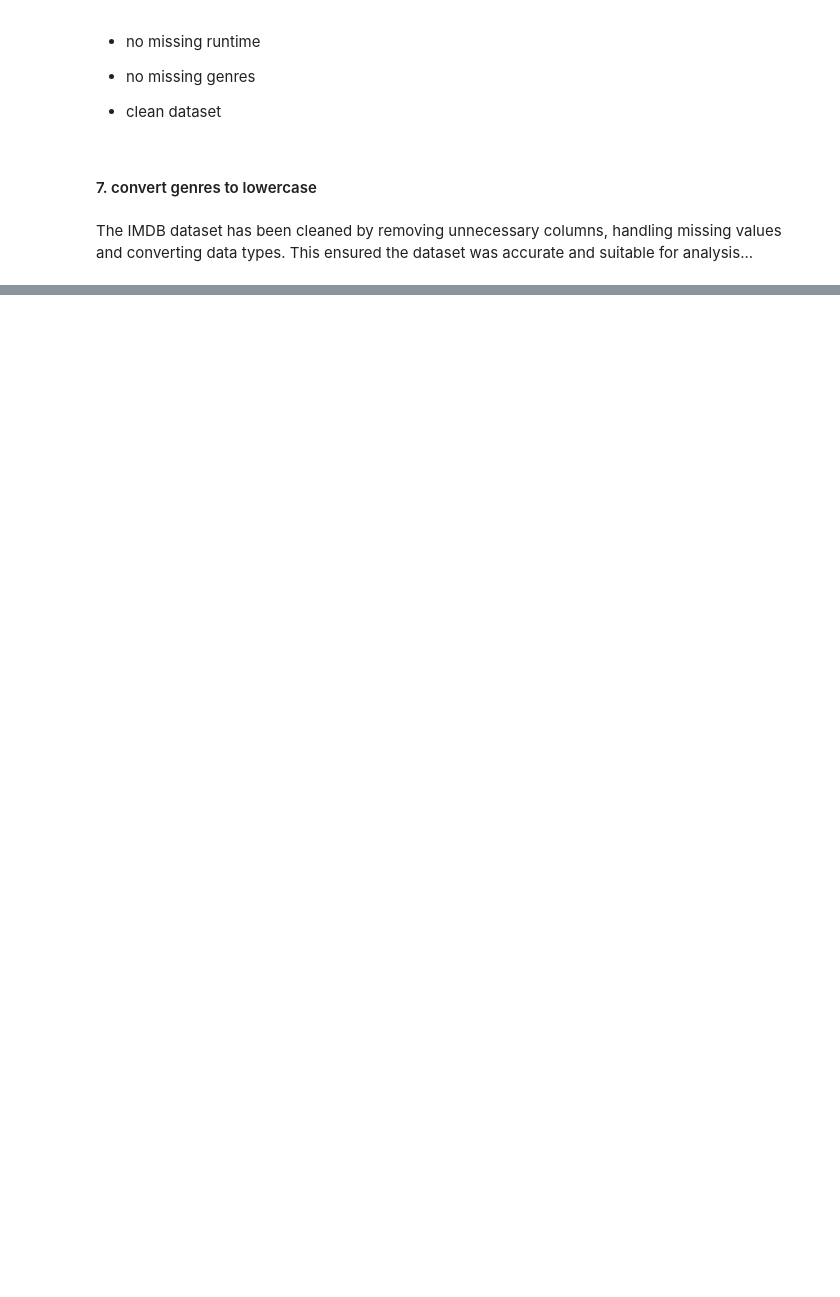
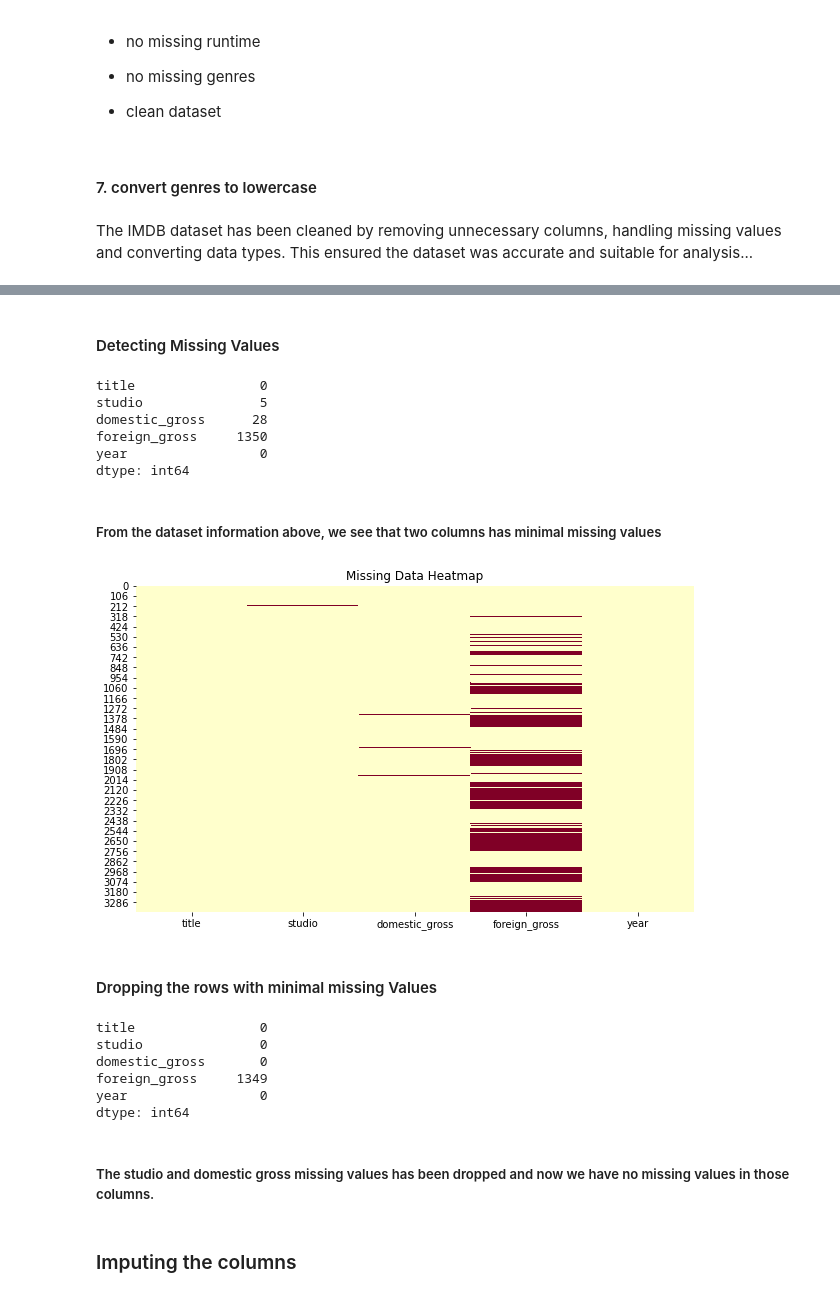
Before and after one commit to Daniellamuli/Phase-2-Movie-Analysis-Project, a Jupyter notebook: notebooks/data_cleaning.ipynb, the cells around one changed output, grey strips where cells are left out. Cells and saved outputs as stored; diff of their text form; code cells hidden in the pictures; blank space fills up the shorter version.

Commit message:
Added bom data cleaning

```diff
--- a/notebooks/data_cleaning.ipynb
+++ b/notebooks/data_cleaning.ipynb
@@ -218,0 +342,5 @@ imdb_movies_cleaned.to_csv('../data/cleanedData/imdb_cleaned_data.csv', index =
+# %%
+data_path = ('../data/zippedData/')
+# %%
+bom = pd.read_csv(data_path + "bom.movie_gross.csv.gz")
+bom.head()
@@ -218,0 +402,25 @@ imdb_movies_cleaned.to_csv('../data/cleanedData/imdb_cleaned_data.csv', index =
+# %% [markdown]
+####  Detecting Missing Values
+# %%
+# Counting missing values per column
+bom.isnull().sum()
+# %% [output]
+title                0
+studio               5
+domestic_gross      28
+foreign_gross     1350
+year                 0
+dtype: int64
+# %% [markdown]
+##### From the dataset information above, we see that two columns has minimal missing values
+# %%
+#Plot a heatmap to show missing values
+
+plt.figure(figsize=(10, 6))
+sns.heatmap(bom.isnull(), cmap="YlOrRd", cbar=False)
+plt.title("Missing Data Heatmap")
+plt.show()
+# %% [output]
+[figure, added]
+# %% [markdown]
+#### Dropping the rows with minimal missing Values
@@ -218,0 +432,14 @@ imdb_movies_cleaned.to_csv('../data/cleanedData/imdb_cleaned_data.csv', index =
+# %%
+#checking how many missing values are in each column of the dataframe bom.
+bom.isna().sum()
+# %% [output]
+title                0
+studio               0
+domestic_gross       0
+foreign_gross     1349
+year                 0
+dtype: int64
+# %% [markdown]
+##### The studio and domestic gross missing values has been dropped and now we have no missing values in those columns.
+# %% [markdown]
+### Imputing the columns
```
Also changed, not shown: parts of 40 cells of this notebook.
